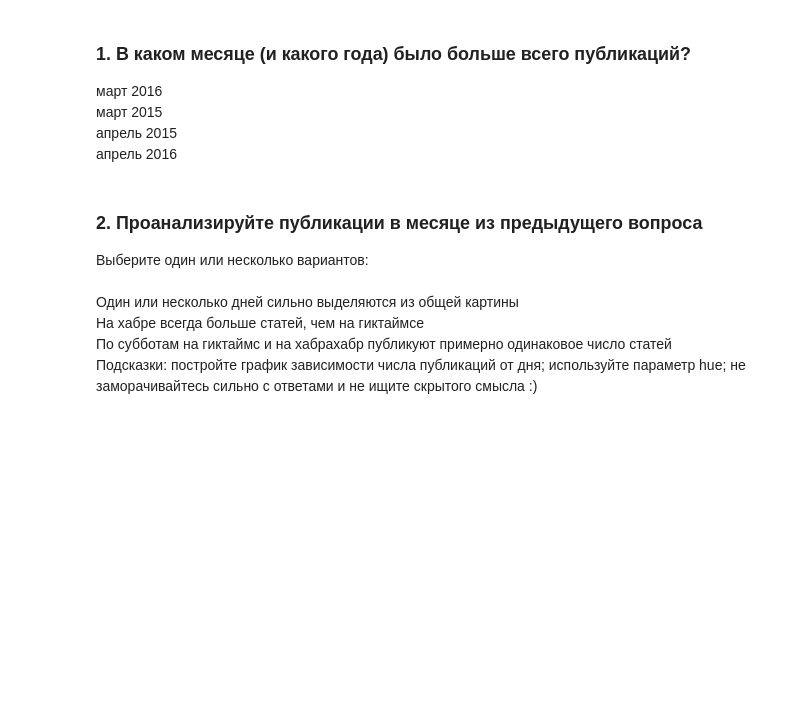
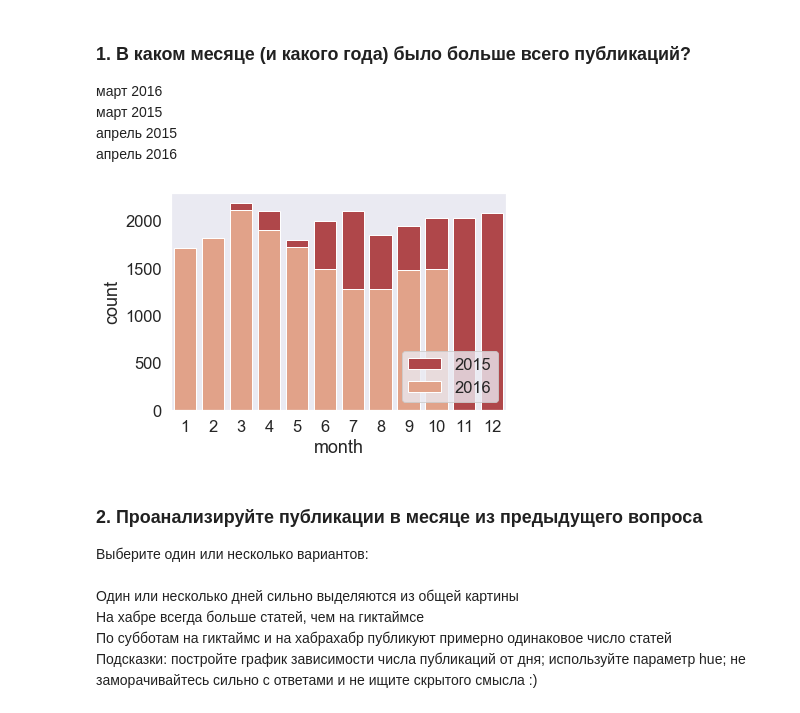
Before and after one commit to Duneholy/ods_learning, a Jupyter notebook: jupyter_russian/topic02_visual_analysis/my tests/Визуальный анализ данных о публикациях на Хабрахабре.ipynb, the cells around one changed output. Drawn from its saved outputs; the diff is of its cells as text; code cells hidden in the pictures; blank space fills up the shorter version.

```diff
--- a/jupyter_russian/topic02_visual_analysis/my tests/Визуальный анализ данных о публикациях на Хабрахабре.ipynb
+++ b/jupyter_russian/topic02_visual_analysis/my tests/Визуальный анализ данных о публикациях на Хабрахабре.ipynb
@@ -84,6 +84,12 @@ df['hour'] = [d.hour for d in df.published]
 март 2015 <br/>
 апрель 2015 <br/>
 апрель 2016 <br/>
+# %%
+sns.countplot(x='month',data=df[df['year'].isin([2015,2016])],hue='year', dodge=False);
+plt.legend(loc='lower right');
+#март 2015
+# %% [output]
+[figure, added]
 # %% [markdown]
 ### 2. Проанализируйте публикации в месяце из предыдущего вопроса
 Выберите один или несколько вариантов: <br/>
```
Also changed, not shown: parts of 3 cells of this notebook.
